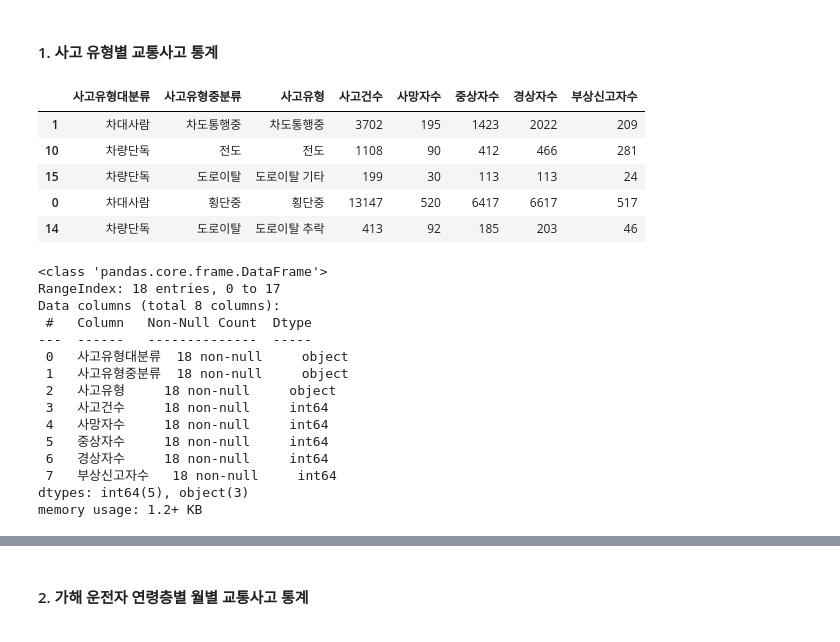
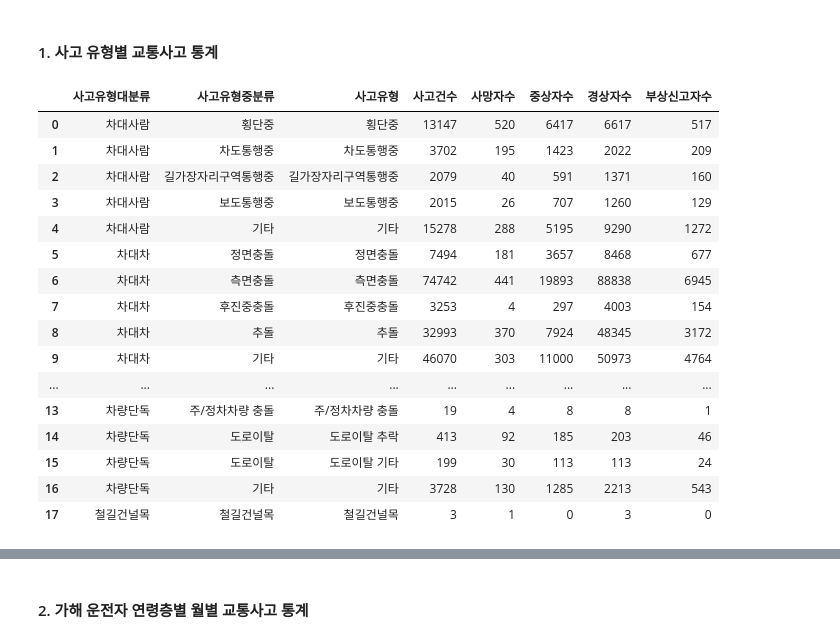
Before and after one commit to nuyhc/Mini_Project, a Jupyter notebook: 3. Traffic Accident Data Analysis/traffic_accident_data_analysis.ipynb, the cells around one changed output, grey strips where cells are left out. Saved outputs shown, nothing was run; the diff lists cells and outputs as text; code cells hidden in the pictures.

```diff
--- a/3. Traffic Accident Data Analysis/traffic_accident_data_analysis.ipynb
+++ b/3. Traffic Accident Data Analysis/traffic_accident_data_analysis.ipynb
@@ -31,29 +32,22 @@ import numpy as np
 # %%
 df_accident_type = pd.read_csv("data/도로교통공단_사고유형별 교통사고 통계_20201231.csv", encoding="cp949")
 # %%
-df_accident_type.sample(5)
+df_accident_type
 # %% [output]
 |  | 사고유형대분류 | 사고유형중분류 | 사고유형 | 사고건수 | 사망자수 | 중상자수 | 경상자수 | 부상신고자수 |
+| 0 | 차대사람 | 횡단중 | 횡단중 | 13147 | 520 | 6417 | 6617 | 517 |
 | 1 | 차대사람 | 차도통행중 | 차도통행중 | 3702 | 195 | 1423 | 2022 | 209 |
-| 10 | 차량단독 | 전도 | 전도 | 1108 | 90 | 412 | 466 | 281 |
+| 2 | 차대사람 | 길가장자리구역통행중 | 길가장자리구역통행중 | 2079 | 40 | 591 | 1371 | 160 |
+| 3 | 차대사람 | 보도통행중 | 보도통행중 | 2015 | 26 | 707 | 1260 | 129 |
+| 4 | 차대사람 | 기타 | 기타 | 15278 | 288 | 5195 | 9290 | 1272 |
+| 5 | 차대차 | 정면충돌 | 정면충돌 | 7494 | 181 | 3657 | 8468 | 677 |
+| 6 | 차대차 | 측면충돌 | 측면충돌 | 74742 | 441 | 19893 | 88838 | 6945 |
+| 7 | 차대차 | 후진중충돌 | 후진중충돌 | 3253 | 4 | 297 | 4003 | 154 |
+| 8 | 차대차 | 추돌 | 추돌 | 32993 | 370 | 7924 | 48345 | 3172 |
+| 9 | 차대차 | 기타 | 기타 | 46070 | 303 | 11000 | 50973 | 4764 |
+| ... | ... | ... | ... | ... | ... | ... | ... | ... |
+| 13 | 차량단독 | 주/정차차량 충돌 | 주/정차차량 충돌 | 19 | 4 | 8 | 8 | 1 |
+| 14 | 차량단독 | 도로이탈 | 도로이탈 추락 | 413 | 92 | 185 | 203 | 46 |
 | 15 | 차량단독 | 도로이탈 | 도로이탈 기타 | 199 | 30 | 113 | 113 | 24 |
-| 0 | 차대사람 | 횡단중 | 횡단중 | 13147 | 520 | 6417 | 6617 | 517 |
-| 14 | 차량단독 | 도로이탈 | 도로이탈 추락 | 413 | 92 | 185 | 203 | 46 |
+| 16 | 차량단독 | 기타 | 기타 | 3728 | 130 | 1285 | 2213 | 543 |
+| 17 | 철길건널목 | 철길건널목 | 철길건널목 | 3 | 1 | 0 | 3 | 0 |
-# %%
-df_accident_type.info()
-# %% [output]
-<class 'pandas.core.frame.DataFrame'>
-RangeIndex: 18 entries, 0 to 17
-Data columns (total 8 columns):
- #   Column   Non-Null Count  Dtype
----  ------   --------------  -----
- 0   사고유형대분류  18 non-null     object
- 1   사고유형중분류  18 non-null     object
- 2   사고유형     18 non-null     object
- 3   사고건수     18 non-null     int64
- 4   사망자수     18 non-null     int64
- 5   중상자수     18 non-null     int64
- 6   경상자수     18 non-null     int64
- 7   부상신고자수   18 non-null     int64
-dtypes: int64(5), object(3)
-memory usage: 1.2+ KB
```
Also changed, not shown: parts of 16 cells of this notebook.
